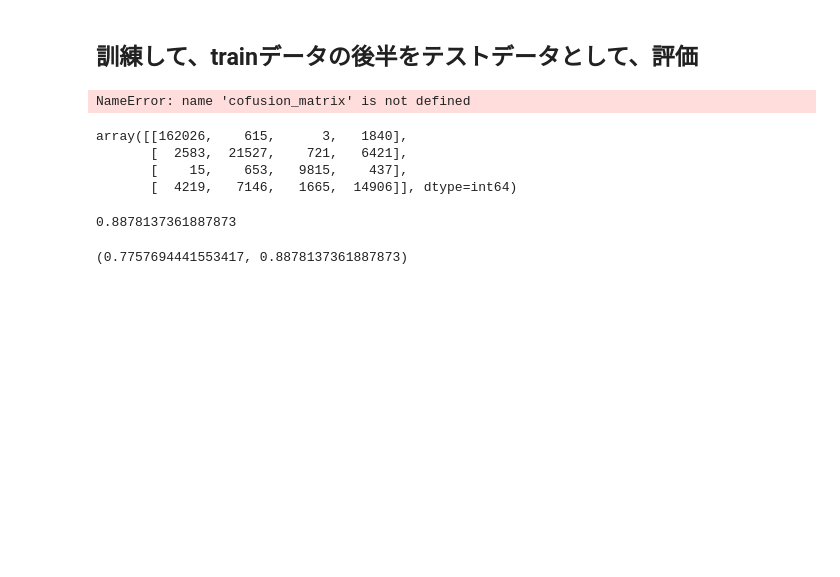
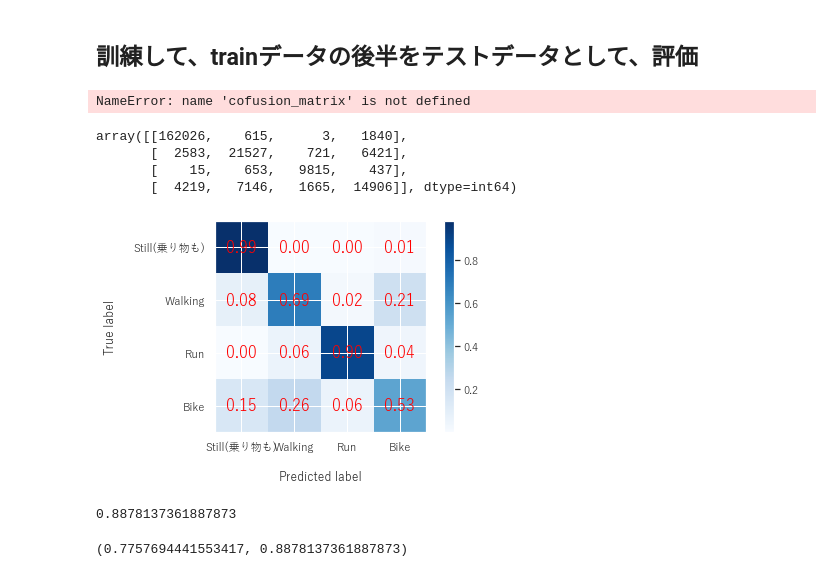
Before and after one commit to nekketsu2010/SHL2020, a Jupyter notebook: Notebook/大山研手法withXGBoost.ipynb, the cells around one changed output. Cells and saved outputs as stored; diff of their text form; code cells hidden in the pictures; blank space fills up the shorter version.

```diff
--- a/Notebook/大山研手法withXGBoost.ipynb
+++ b/Notebook/大山研手法withXGBoost.ipynb
@@ -116,6 +116,35 @@ model.fit(X_train, Y_train)
 predict = model.predict(X_test)
 # %% [output]
 NameError: name 'cofusion_matrix' is not defined
+# %%
+class_names = ['Still(乗り物も)', 'Walking', 'Run', 'Bike']
+# %%
+def plot_confusion_matrix(test_y,pred_y,class_names,normalize=False):
+
+    cm = confusion_matrix(test_y,pred_y)
+    # classes = class_names[unique_labels(test_y,pred_y)]
+    if normalize:
+        cm = cm.astype('float') / cm.sum(axis=1)[:, np.newaxis]
+    fig, ax = plt.subplots()
+    im = ax.imshow(cm, interpolation='nearest', cmap=plt.cm.Blues)
+    ax.figure.colorbar(im, ax=ax)
+    ax.set(xticks=np.arange(cm.shape[1]),
+           yticks=np.arange(cm.shape[0]),
+           xticklabels=class_names,
+           yticklabels=class_names,
+           ylabel='True label\n',
+           xlabel='\nPredicted label')
+    fmt = '.2f' if normalize else 'd'
+    for i in range(cm.shape[0]):
+        for j in range(cm.shape[1]):
+            ax.text(j,
+                    i,
+                    format(cm[i, j], fmt),
+                    ha="center",
+                    va="center",
+                    color="red", fontsize=16)
+    fig.tight_layout()
+    return ax
 # %%
 cm = confusion_matrix(Y_test, predict)
 cm
@@ -124,6 +153,11 @@ array([[162026,    615,      3,   1840],
        [  2583,  21527,    721,   6421],
        [    15,    653,   9815,    437],
        [  4219,   7146,   1665,  14906]], dtype=int64)
+# %%
+plot_confusion_matrix(Y_test, predict, class_names, True)
+plt.show()
+# %% [output]
+[figure, added]
 # %%
 from sklearn.metrics import accuracy_score
 accuracy = accuracy_score(Y_test, predict)
```
Also changed, not shown: parts of 3 cells of this notebook, 1 other file.
